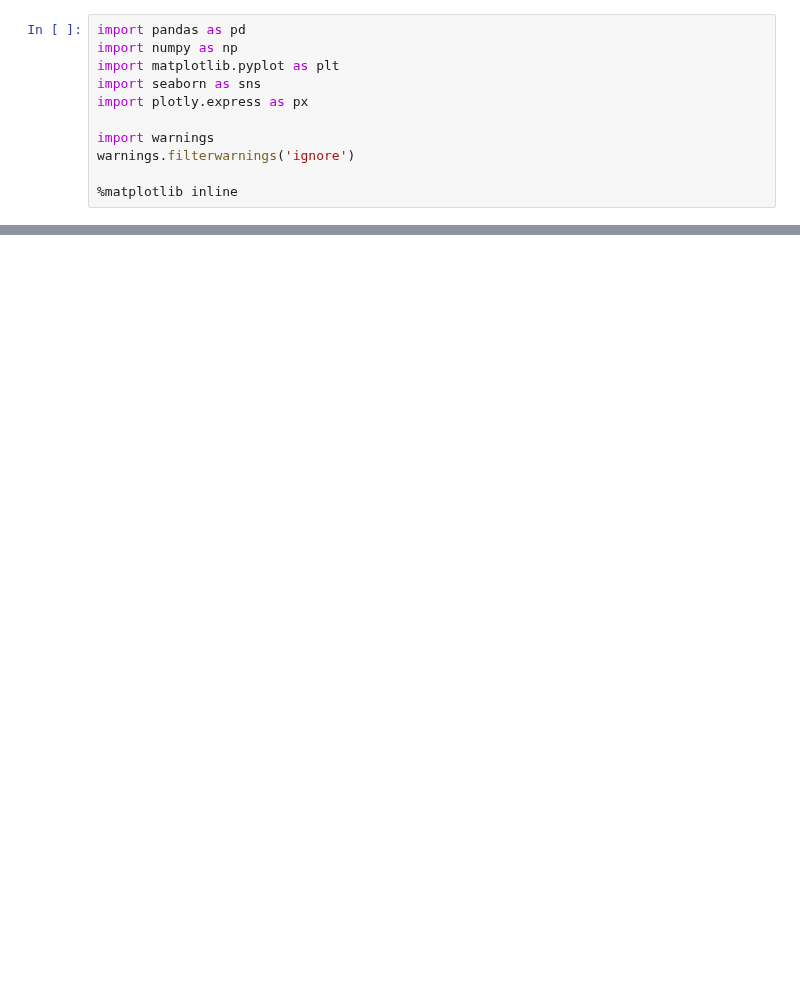
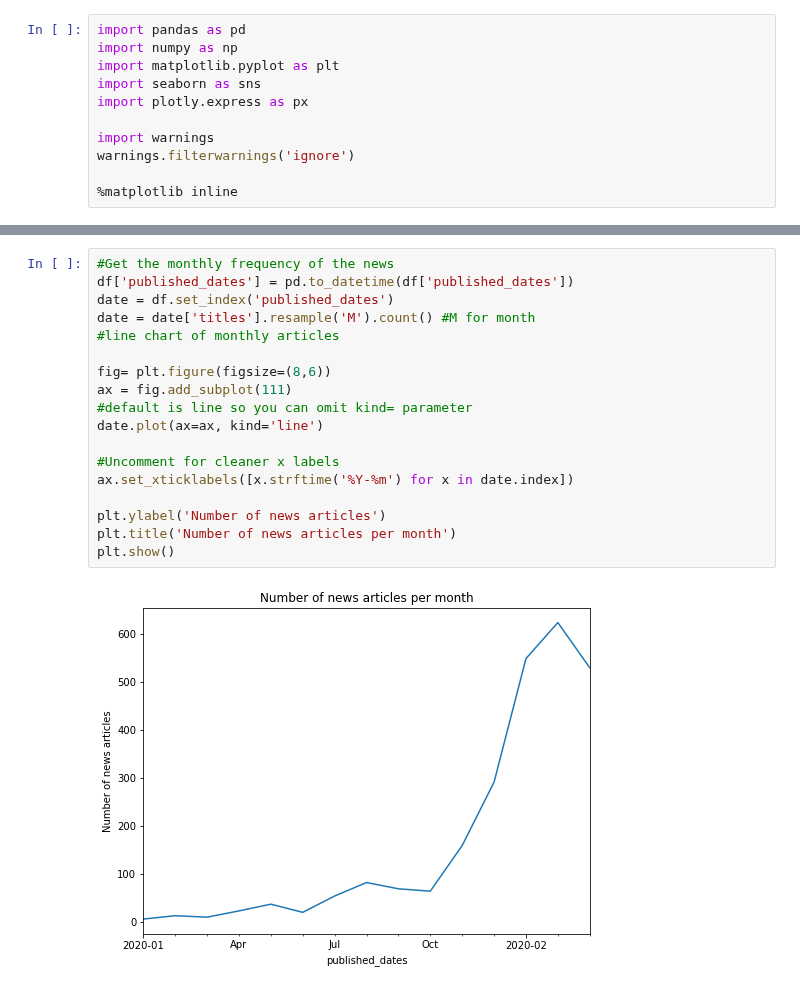
Before and after one commit to babybunso/team-sasa, a Jupyter notebook: sprint4project/2_visualizations.ipynb, the cells around one changed output, grey strips where cells are left out. Saved outputs shown, nothing was run; the diff lists cells and outputs as text; blank space fills up the shorter version.

```diff
--- a/sprint4project/2_visualizations.ipynb
+++ b/sprint4project/2_visualizations.ipynb
@@ -44,0 +54,20 @@ memory usage: 17.0+ KB
+# %%
+#Get the monthly frequency of the news
+df['published_dates'] = pd.to_datetime(df['published_dates'])
+date = df.set_index('published_dates')
+date = date['titles'].resample('M').count() #M for month
+#line chart of monthly articles
+
+fig= plt.figure(figsize=(8,6))
+ax = fig.add_subplot(111)
+#default is line so you can omit kind= parameter
+date.plot(ax=ax, kind='line')
+
+#Uncomment for cleaner x labels
+ax.set_xticklabels([x.strftime('%Y-%m') for x in date.index])
+
+plt.ylabel('Number of news articles')
+plt.title('Number of news articles per month')
+plt.show()
+# %% [output]
+[figure, added]
```
Also changed, not shown: parts of 4 cells of this notebook.
